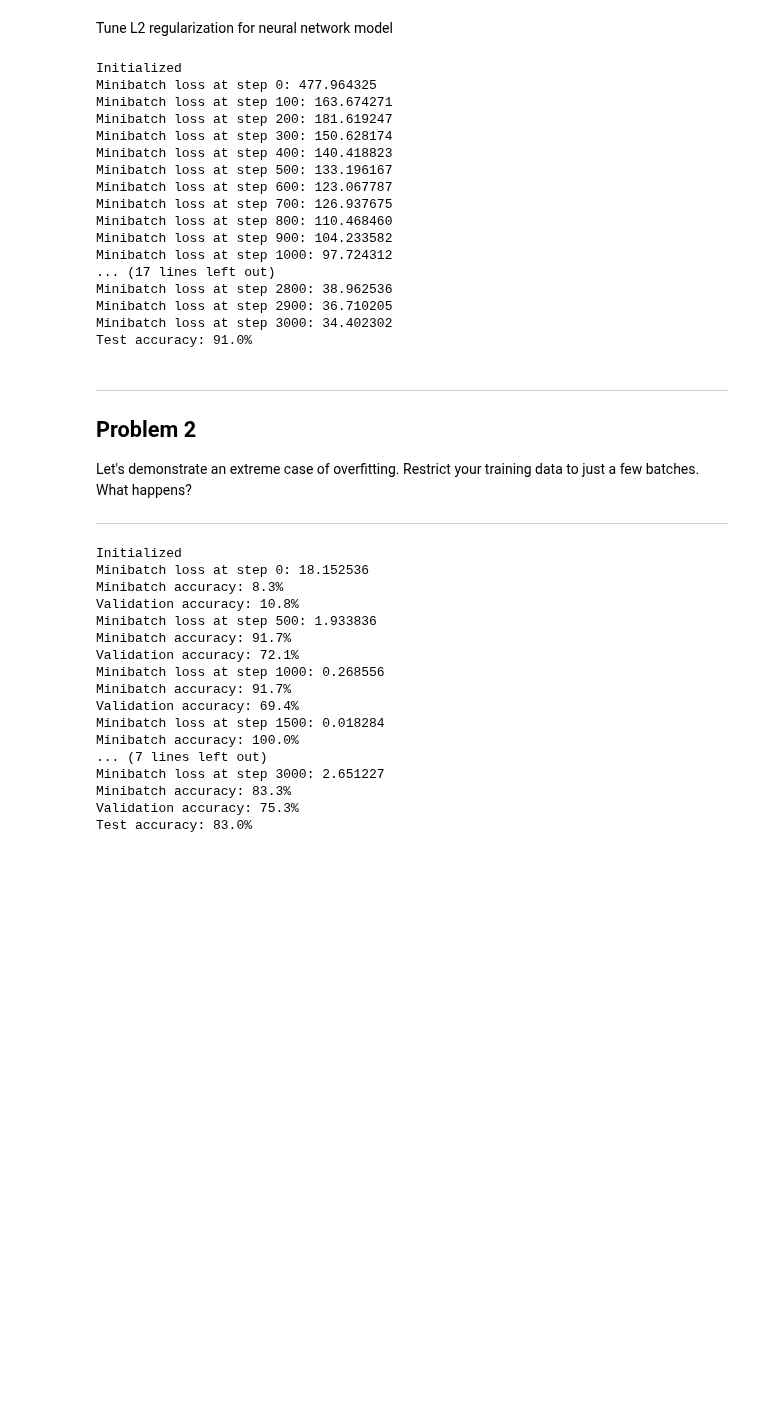
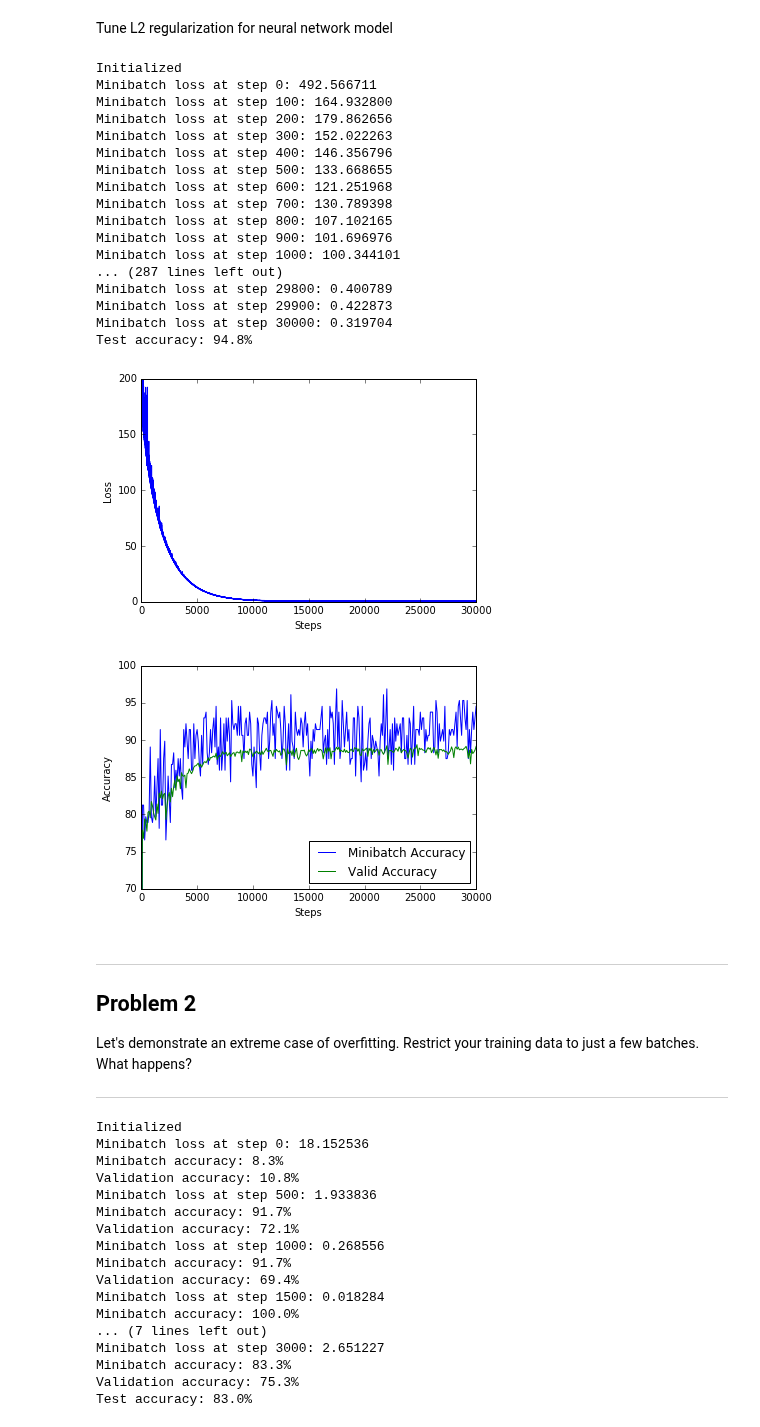
Before and after one commit to 01bui/Deep-Learning-Udacity, a Jupyter notebook: 3_regularization.ipynb, the cells around one changed output. Cells and saved outputs as stored; diff of their text form; code cells hidden in the pictures; blank space fills up the shorter version.

Commit message:
Visualize loss and accuracy

```diff
--- a/3_regularization.ipynb
+++ b/3_regularization.ipynb
@@ -107,7 +107,7 @@ with graph.as_default():
   valid_prediction = tf.nn.softmax(tf.matmul(tf_valid_dataset, weights) + biases)
   test_prediction = tf.nn.softmax(tf.matmul(tf_test_dataset, weights) + biases)
 # %%
-num_steps = 3001
+num_steps = 30001
 
 with tf.Session(graph=graph) as session:
   tf.initialize_all_variables().run()
@@ -220,7 +221,7 @@ with graph.as_default():
   test_logits = tf.matmul(test_hidden, weights) + biases
   test_prediction = tf.nn.softmax(test_logits)
 # %%
-num_steps = 3001
+num_steps = 30001
 
 with tf.Session(graph=graph) as session:
   tf.initialize_all_variables().run()
@@ -251,37 +252,72 @@ with tf.Session(graph=graph) as session:
   print("Test accuracy: %.1f%%" % accuracy(test_prediction.eval(), test_labels))
 # %% [output]
 Initialized
-Minibatch loss at step 0: 477.964325
-Minibatch loss at step 100: 163.674271
-Minibatch loss at step 200: 181.619247
-Minibatch loss at step 300: 150.628174
-Minibatch loss at step 400: 140.418823
-Minibatch loss at step 500: 133.196167
-Minibatch loss at step 600: 123.067787
-Minibatch loss at step 700: 126.937675
-Minibatch loss at step 800: 110.468460
-Minibatch loss at step 900: 104.233582
-Minibatch loss at step 1000: 97.724312
-... (17 lines left out)
-Minibatch loss at step 2800: 38.962536
-Minibatch loss at step 2900: 36.710205
-Minibatch loss at step 3000: 34.402302
-Test accuracy: 91.0%
+Minibatch loss at step 0: 492.566711
+Minibatch loss at step 100: 164.932800
+Minibatch loss at step 200: 179.862656
+Minibatch loss at step 300: 152.022263
+Minibatch loss at step 400: 146.356796
+Minibatch loss at step 500: 133.668655
+Minibatch loss at step 600: 121.251968
+Minibatch loss at step 700: 130.789398
+Minibatch loss at step 800: 107.102165
+Minibatch loss at step 900: 101.696976
+Minibatch loss at step 1000: 100.344101
+... (287 lines left out)
+Minibatch loss at step 29800: 0.400789
+Minibatch loss at step 29900: 0.422873
+Minibatch loss at step 30000: 0.319704
+Test accuracy: 94.8%
+# %%
+fName = 'Experiment_2.pickle'
+
+try:
+  f = open(fName, 'wb')
+  save = {
+    'lossVec': lossVec,
+    'trainAcc': trainAcc,
+    'validAcc': validAcc,
+    }
+  pickle.dump(save, f, pickle.HIGHEST_PROTOCOL)
+  f.close()
+except Exception as e:
+  print('Unable to save data to', pickle_file, ':', e)
+  raise
+# %%
+pickle_file = 'Experiment_2.pickle'
+
+with open(pickle_file, 'rb') as f:
+  save = pickle.load(f)
+  lossVec = save['lossVec']
+  trainAcc = save['trainAcc']
+  validAcc = save['validAcc']
+  del save  # hint to help gc free up memory
 # %%
+import matplotlib
+%matplotlib inline
 import matplotlib.pyplot as plt
+
 plt.clf()
 plt.plot(lossVec)
 plt.xlabel('Steps')
 plt.ylabel('Loss')
+axes = plt.gca()
+axes.set_ylim([0,200])
 plt.show()
 
 plt.clf()
-plt.plot(xrange(0,3001,100),trainAcc, label= "Minibatch Accuracy")
-plt.plot(xrange(0,3001,100),validAcc, label= "Valid Accuracy")
+plt.plot(xrange(0,30001,100),trainAcc, label= "Minibatch Accuracy")
+plt.plot(xrange(0,30001,100),validAcc, label= "Valid Accuracy")
+axes = plt.gca()
+axes.set_ylim([70,100])
 plt.xlabel('Steps')
 plt.ylabel('Accuracy')
 plt.legend(loc=4)
+plt.savefig('Experiment_2.png')
 plt.show()
+# %% [output]
+[figure, added]
+[figure, added]
 # %% [markdown]
 ---
 Problem 2
```
Also changed, not shown: parts of 12 cells of this notebook.
